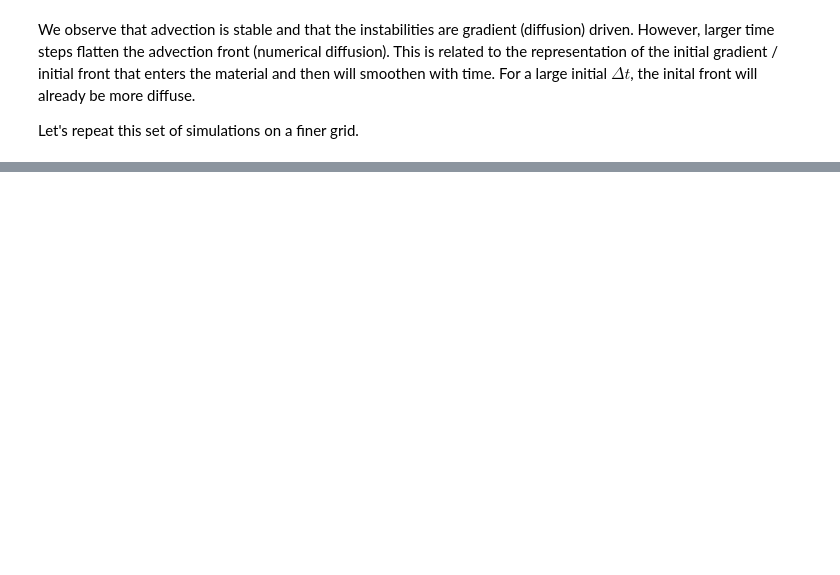
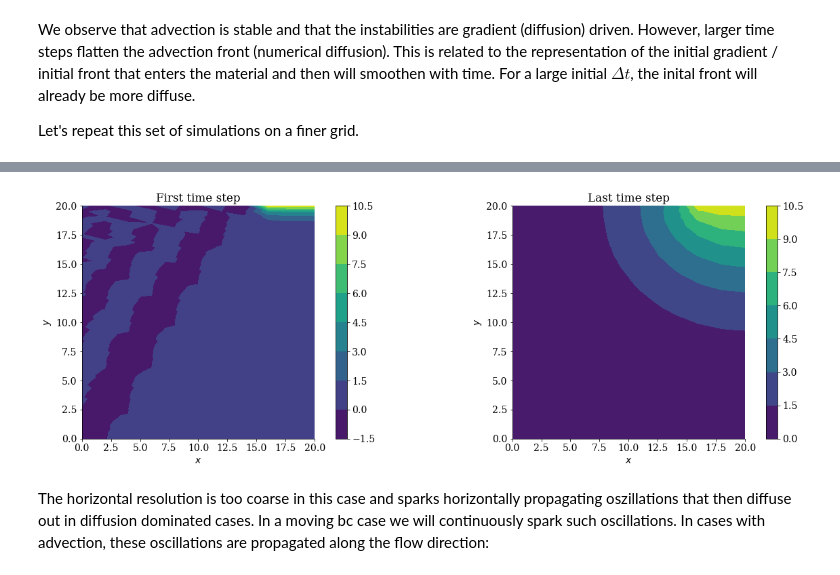
Before and after one commit to nagelt/Numerical_Methods_Introduction, a Jupyter notebook: 2D_Adv_Diff.ipynb, the cells around one changed output, grey strips where cells are left out. Cells and saved outputs as stored; diff of their text form; code cells hidden in the pictures; blank space fills up the shorter version.

Commit message:
Advection Diffusion prelim finish.

```diff
--- a/2D_Adv_Diff.ipynb
+++ b/2D_Adv_Diff.ipynb
@@ -514,0 +564,21 @@ The diffusion-induced stability problems vanish as expected. The time step impac
+# %%
+ts = .05*365*60*60*24
+times, sols = time_loop(ts,node_list,element_vector,solution_p*0,solution_p,tendfac=10)
+# %%
+tsteps = [1,-1]
+#TODO: calculate locally. below only estimates
+
+fig, ax = plt.subplots(ncols=len(tsteps),figsize=(18,6))
+for i in range(len(tsteps)):
+    tcf = ax[i].tricontourf(node_list[:, 0], node_list[:, 1], sols[tsteps[i]])
+    ax[i].set_xlabel('$x$')
+    ax[i].set_ylabel('$y$')
+    ax[i].set_aspect('equal')
+    fig.colorbar(tcf,ax=ax[i])
+ax[0].set_title('First time step')
+ax[1].set_title('Last time step')
+fig.tight_layout()
+# %% [output]
+[figure, added]
+# %% [markdown]
+The horizontal resolution is too coarse in this case and sparks horizontally propagating oszillations that then diffuse out in diffusion dominated cases. In a moving bc case we will continuously spark such oscillations. In cases with advection, these oscillations are propagated along the flow direction:
```
Also changed, not shown: parts of 16 cells of this notebook.
